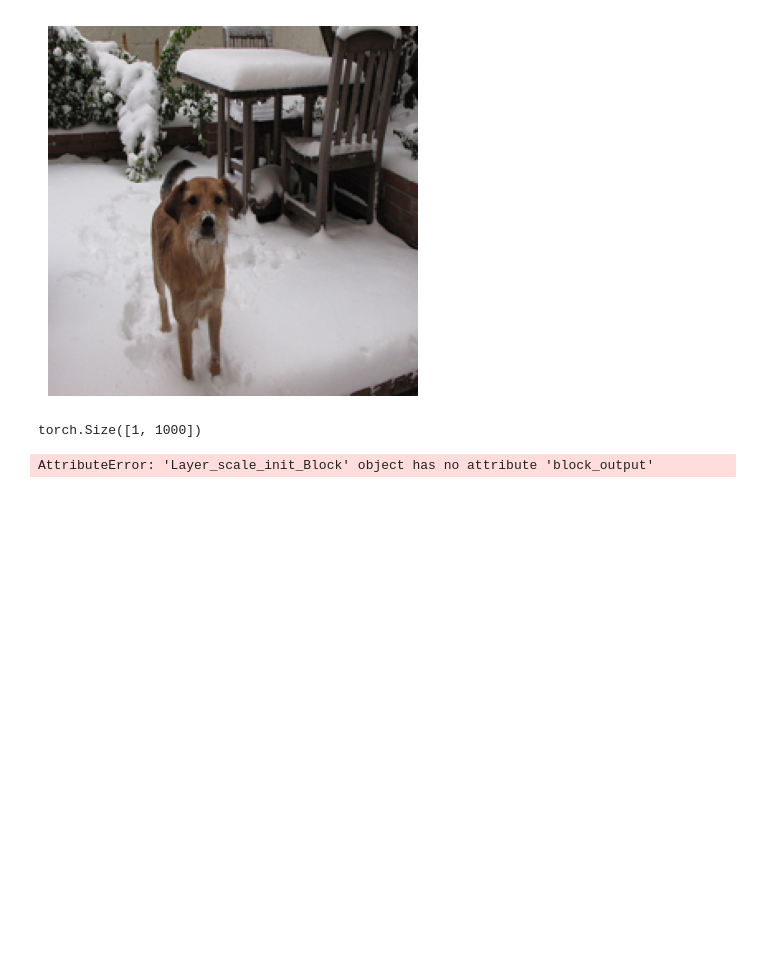
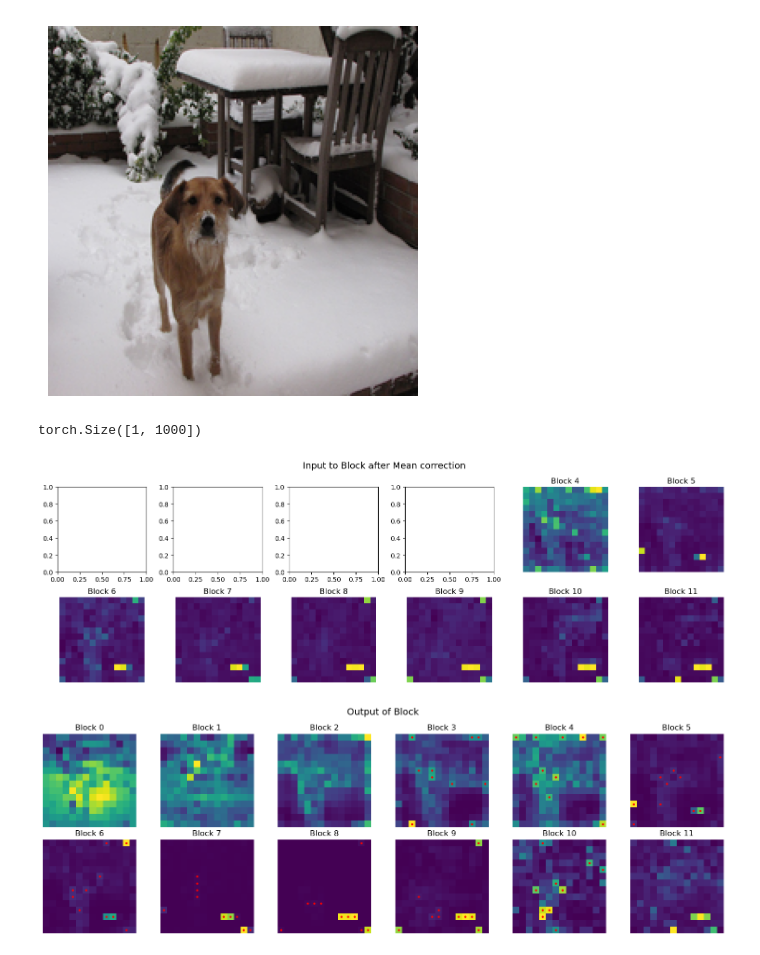
Before and after one commit to azywot/fact, a Jupyter notebook: DEIT-III/deit_fine_tuning.ipynb, the cells around one changed output. Cells and saved outputs as stored; diff of their text form; code cells hidden in the pictures; blank space fills up the shorter version.

```diff
--- a/DEIT-III/deit_fine_tuning.ipynb
+++ b/DEIT-III/deit_fine_tuning.ipynb
@@ -761,7 +762,7 @@ def find_artifacts_progression(test_model, block = 11, number = 10, return_top_n
     else:
         return intersection
 # %%
-def full_progression(model = model, img = img, starting_block = 3, return_top_norms = False):
+def full_progression(model = model, img = img, starting_block = 3, return_top_norms = False, side = 24):
     x = model.patch_embed(img)
     x = x + model.pos_embed
     cls_token = model.cls_token.expand(img.shape[0], -1, -1)
@@ -795,7 +796,7 @@ def full_progression(model = model, img = img, starting_block = 3, return_top_no
 
             #print(new_x.shape)
 
-            full_stack = torch.stack([new_x[(j+1) % 576].clone(), new_x[j-1].clone(), new_x[(j+24) % 576].clone(), new_x[j-24].clone(), new_x[(j+25) % 576].clone(), new_x[(j+23) % 576].clone(), new_x[j-25].clone(), new_x[j-23].clone()])
+            full_stack = torch.stack([new_x[(j+1) % (side * side)].clone(), new_x[j-1].clone(), new_x[(j+side) % (side * side)].clone(), new_x[j-24].clone(), new_x[(j+side+1) % (side * side)].clone(), new_x[(j+side-1) % (side * side)].clone(), new_x[j-side-1].clone(), new_x[j-side+1].clone()])
             #print(j, (j+1) % 576, j-1, (j+24) % 576, j-24, (j+25) % 576, (j+23) % 576, j-25, j-23)
             #mean_x = torch.mean(full_stack, dim=0)
             min_x = torch.min(full_stack, dim=0).values.clone()
@@ -825,7 +826,7 @@ def full_progression(model = model, img = img, starting_block = 3, return_top_no
         output = blk_input_after_mean[i]
         output_norms = output.norm(dim=-1)
 
-        axes[i].imshow(output_norms.reshape(24, 24).detach().numpy())
+        axes[i].imshow(output_norms.reshape(side, side).detach().numpy())
         axes[i].axis('off')
         axes[i].set_title(f'Block {i}')
 
@@ -853,14 +854,14 @@ def full_progression(model = model, img = img, starting_block = 3, return_top_no
         attn_map_mean = attn_map_mean[:, 0, 1:]
 
         #axes[i].imshow(output_norms.reshape(24, 24).detach().numpy())
-        axes[i].imshow(attn_map_mean.reshape(24, 24).detach().numpy())
+        axes[i].imshow(attn_map_mean.reshape(side, side).detach().numpy())
 
         axes[i].axis('off')
         axes[i].set_title(f'Block {i}')
 
         try:
             for dot in artifacts[i]:
-                axes[i].scatter(dot % 24, dot // 24, color='red', s=5)
+                axes[i].scatter(dot % side, dot // side, color='red', s=5)
         except:
             pass
 
@@ -876,6 +877,7 @@ def full_progression(model = model, img = img, starting_block = 3, return_top_no
     #plot before change
     #print(blk_input_after_mean[4]==history[3])
 # %%
-full_progression(starting_block= 3, return_top_norms = True)
+full_progression(starting_block= 4, return_top_norms = True, side = 14)
 # %% [output]
-AttributeError: 'Layer_scale_init_Block' object has no attribute 'block_output'
+[figure, added]
+[figure, added]
```
Also changed, not shown: parts of 10 cells of this notebook, 1 other file.
